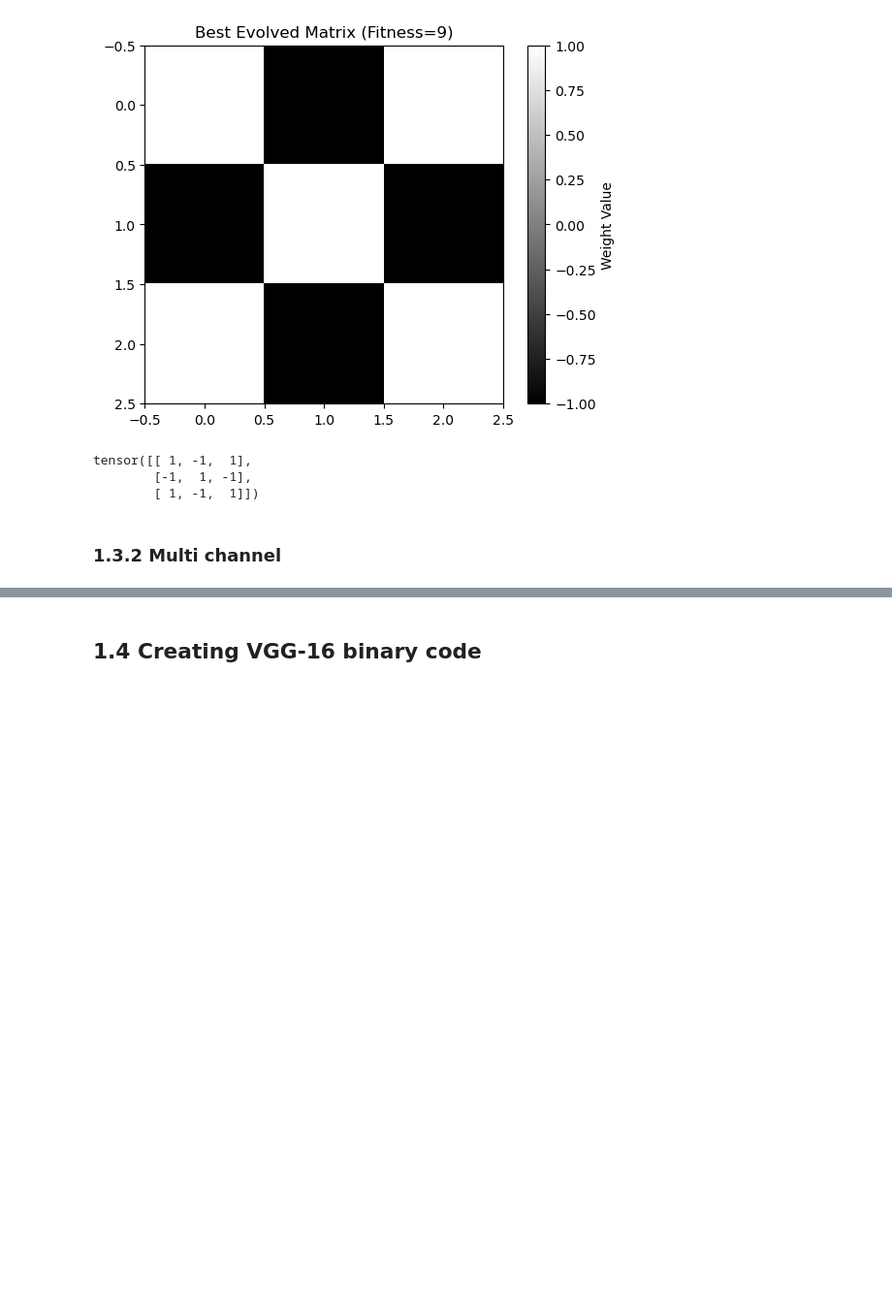
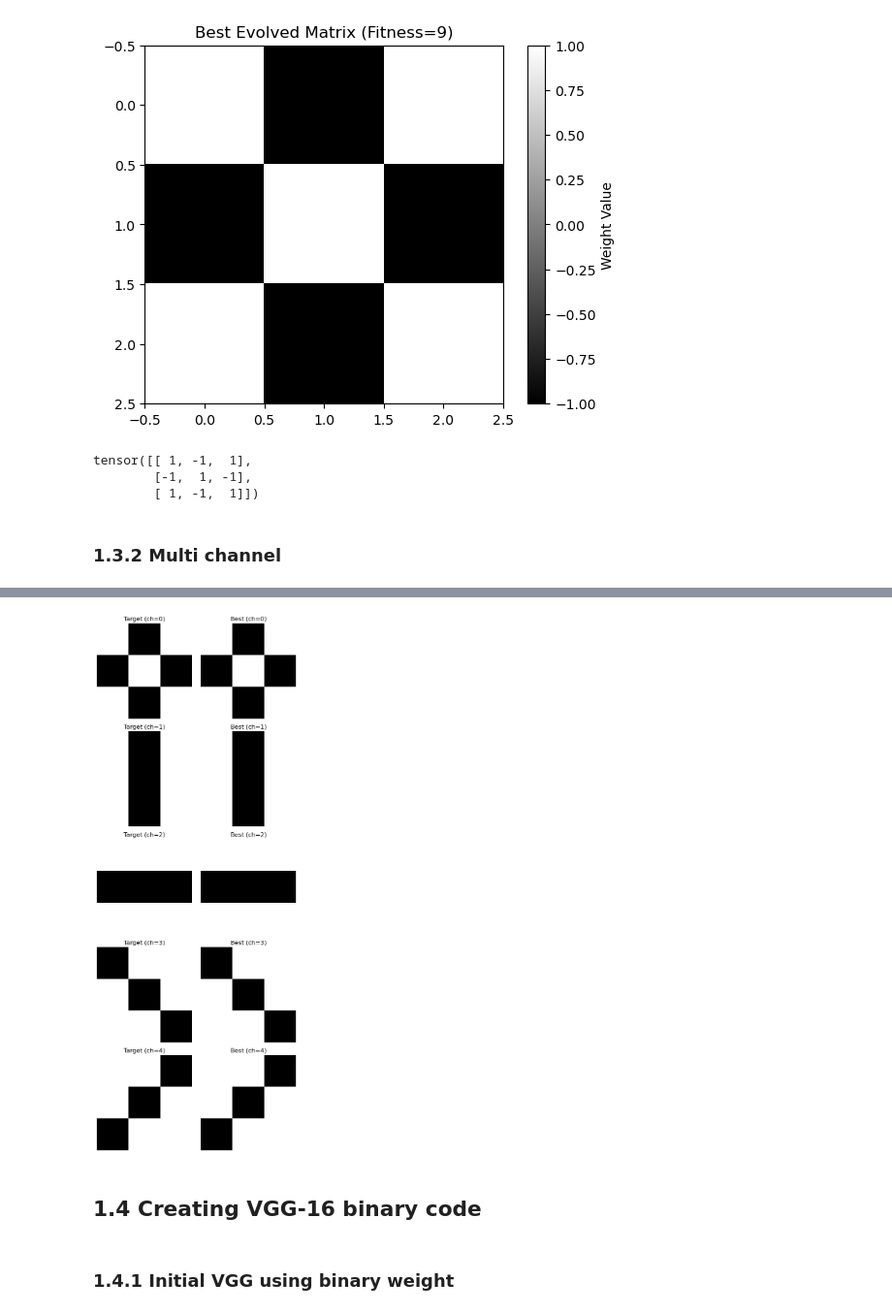
Before and after one commit to Zaiman22/BNN-Final-Project, a Jupyter notebook: src/main.ipynb, the cells around one changed output, grey strips where cells are left out. Shown at 97% size. Saved outputs shown, nothing was run; the diff lists cells and outputs as text; code cells hidden in the pictures; blank space fills up the shorter version.

```diff
--- a/src/main.ipynb
+++ b/src/main.ipynb
@@ -172,9 +182,60 @@ target_weight = torch.tensor([[[1, -1, 1],
                               ])
 
 num_channel = target_weight.shape[0]
-population  = 10
+population  = 50
+generations = 1000
 
 weight = [torch.stack([generate_weight(3, 3) for _ in range(num_channel)]) for _ in range(population)]
 
-print(weight)
+
+# --- GA Loop ---
+for gen in range(generations):
+    # Step 2: Evaluate fitness
+    # population loop
+    fitness_scores = []
+    for ind in weight:  # each individual is a tensor of shape [num_channel, 3, 3]
+        fitness = 0
+        for chann in range(num_channel):
+            fitness += get_fitness(target_weight[chann], ind[chann])
+        fitness_scores.append(fitness)
+
+    # Step 3: Select best (elitism: keep top 2)
+    sorted_pop = [p for _, p in sorted(zip(fitness_scores, weight), key=lambda x: x[0], reverse=True)]
+    best = sorted_pop[0]
+    best_fitness = max(fitness_scores)
+
+    print(f"Generation {gen}: Best fitness = {best_fitness}")
+
+    # Stop early if perfect solution found
+    if best_fitness == target_weight.numel():
+        print("🎯 Found perfect match!")
+        break
+
+    # Step 4: Create next generation (mutations of top parents)
+    # Step 4: Create next generation (mutations of top parents)
+    weight = []
+
+    for _ in range(population):
+        parent = random.choice(sorted_pop[:5]).clone()  # pick a top parent
+        child = torch.stack([mutate_weight(parent[ch], mutation_rate) for ch in range(num_channel)])
+        new_population.append(child)
+
+    weight = new_population
+
+
+fig, axes = plt.subplots(num_channel, 2, figsize=(6, 3 * num_channel))
+
+for ch in range(num_channel):
+    # Target
+    axes[ch, 0].imshow(target_weight[ch].numpy(), cmap="gray", interpolation="nearest")
+    axes[ch, 0].set_title(f"Target (ch={ch})")
+    axes[ch, 0].axis("off")
+
+    # Best
+    axes[ch, 1].imshow(best[ch].numpy(), cmap="gray", interpolation="nearest")
+    axes[ch, 1].set_title(f"Best (ch={ch})")
+    axes[ch, 1].axis("off")
+
+plt.tight_layout()
+plt.show()
 # %% [output]
@@ -198,3 +259,6 @@ print(weight)
+[figure, added]
 # %% [markdown]
 ## 1.4 Creating VGG-16 binary code
+# %% [markdown]
+### 1.4.1 Initial VGG using binary weight
 # %%
```
Also changed, not shown: parts of 8 cells of this notebook, 2 other files.
